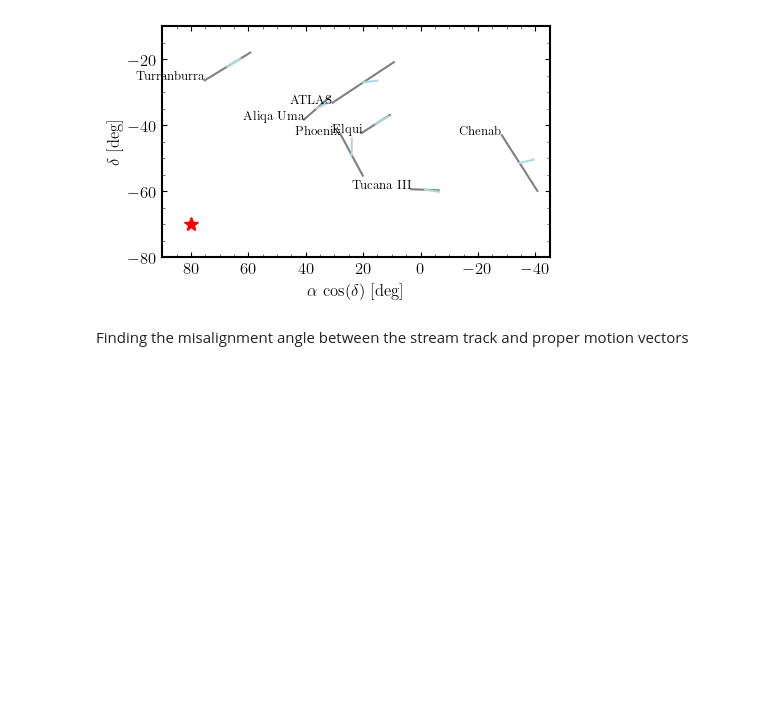
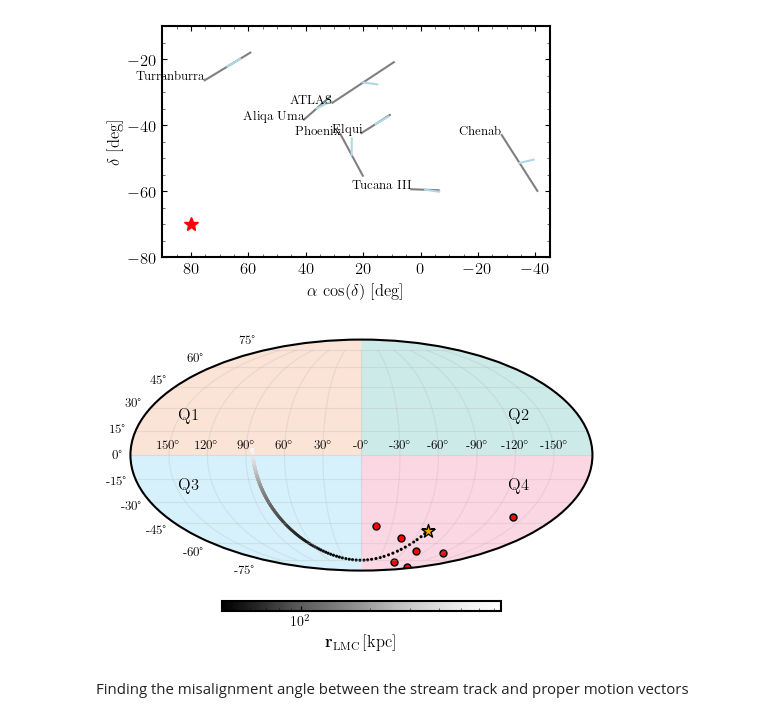
Before and after one commit to dc-broo3/oceanus, a Jupyter notebook: analysis/DES-stream-data.ipynb, the cells around one changed output. Drawn from its saved outputs; the diff is of its cells as text; code cells hidden in the pictures; blank space fills up the shorter version.

Commit message:
DES streams comparison to quadrants statistics.

```diff
--- a/analysis/DES-stream-data.ipynb
+++ b/analysis/DES-stream-data.ipynb
@@ -209 +310,9 @@ cos_av_dec = np.cos(np.array(av_dec) * np.pi/180)
 av_radec = np.vstack((av_ra, av_dec) ).T
+# %%
+sky_coord = SkyCoord(ra=av_ra, dec=av_dec, frame='icrs')
+
+# Convert to Galactic coordinates
+galactic_coord = sky_coord.galactic
+gc_l = galactic_coord.l.deg
+gc_l = np.where(gc_l >= 180, gc_l - 360, gc_l)
+gc_b = galactic_coord.b.deg
@@ -249,6 +365,62 @@ plt.ylabel('$\delta$ [deg]')
 # %% [output]
 Text(0, 0.5, '$\\delta$ [deg]')
 [figure]
+# %%
+ts=np.linspace(-5, 0, 1000)
+lmc_xs = [Model.expansion_centres(t)[6:9] for t in ts]
+lmc_vs =  [Model.expansion_centre_velocities(t)[6:9] for t in ts]
+lmc_l_gc, lmc_b_gc, *_ = galactic_coords(np.array(lmc_xs), np.array(lmc_vs))
+
+disc_xs = [Model.expansion_centres(t)[:3] for t in ts]
+lmc_dist_gc = np.linalg.norm(np.array(lmc_xs) - np.array(disc_xs), axis=1)
+
+# Define the colors for each quadrant
+colors = ['#EE7733', '#009988', '#33BBEE', '#EE3377']
+
+fig, mollweide_ax = plt.subplots(1, 1, figsize=(6, 4), subplot_kw={'projection': 'mollweide'},)
+plt.sca(mollweide_ax)
+plt.grid(alpha=.25)
+
+# Define the vertices for the quadrants
+quadrants = [
+    Polygon([[-np.pi, 0], [0, 0], [0, np.pi / 2], [-np.pi, np.pi / 2]], closed=True),  # Top-left
+    Polygon([[0, 0], [np.pi, 0], [np.pi, np.pi / 2], [0, np.pi / 2]], closed=True),    # Top-right
+    Polygon([[-np.pi, -np.pi / 2], [0, -np.pi / 2], [0, 0], [-np.pi, 0]], closed=True),  # Bottom-left
+    Polygon([[0, -np.pi / 2], [np.pi, -np.pi / 2], [np.pi, 0], [0, 0]], closed=True),    # Bottom-right
+]
+
+# Fill each quadrant with the respective color
+for color, quad in zip(colors, quadrants):
+    mollweide_ax.add_patch(quad)
+    quad.set_facecolor(color)
+    quad.set_alpha(0.2)
+
+lmc_l_gc_wrap = np.where(lmc_l_gc >= 180, lmc_l_gc - 360, lmc_l_gc)
+plt.scatter((-lmc_l_gc_wrap[-1]) * u.deg.to(u.rad), lmc_b_gc[-1] * u.deg.to(u.rad), s=100,
+            edgecolors='k', facecolor='orange', marker='*', rasterized=True, zorder=2)
+sc = plt.scatter((-lmc_l_gc_wrap) * u.deg.to(u.rad), lmc_b_gc * u.deg.to(u.rad), rasterized=True,
+                 s=5, c=lmc_dist_gc, cmap='Greys_r', norm=LogNorm(vmin=45, vmax=750), lw=0, zorder=1)
+cb=plt.colorbar(sc,location='bottom', aspect=30, pad=0.1, shrink=.6)
+cb.set_label(r'$\mathbf{r}_{\mathrm{LMC}}\,[\mathrm{kpc}]$')
+cb.ax.tick_params(labelsize=10)
+
+
+plt.scatter( -gc_l* u.deg.to(u.rad), gc_b* u.deg.to(u.rad), facecolor='r', edgecolor='k')
+
+mollweide_ax.annotate('Q1', (-5*np.pi/6, np.pi/8))
+mollweide_ax.annotate('Q2', (4*np.pi/6, np.pi/8))
+mollweide_ax.annotate('Q3', (-5*np.pi/6, -np.pi/8))
+mollweide_ax.annotate('Q4', (4*np.pi/6, -np.pi/8))
+mollweide_ax.tick_params( labelsize=9)
+
+x_labels = mollweide_ax.get_xticks() * 180/np.pi
+mollweide_ax.set_xticklabels(['{:.0f}'.format(-label) + r'$^{\circ}$' for label in x_labels])
+
+# plt.show()
+
+# plt.savefig('figures/mollweide/DES-streams')
+# %% [output]
+[figure, added]
 # %% [markdown]
 Finding the misalignment angle between the stream track and proper motion vectors
 # %%
```
Also changed, not shown: parts of 16 cells of this notebook.
